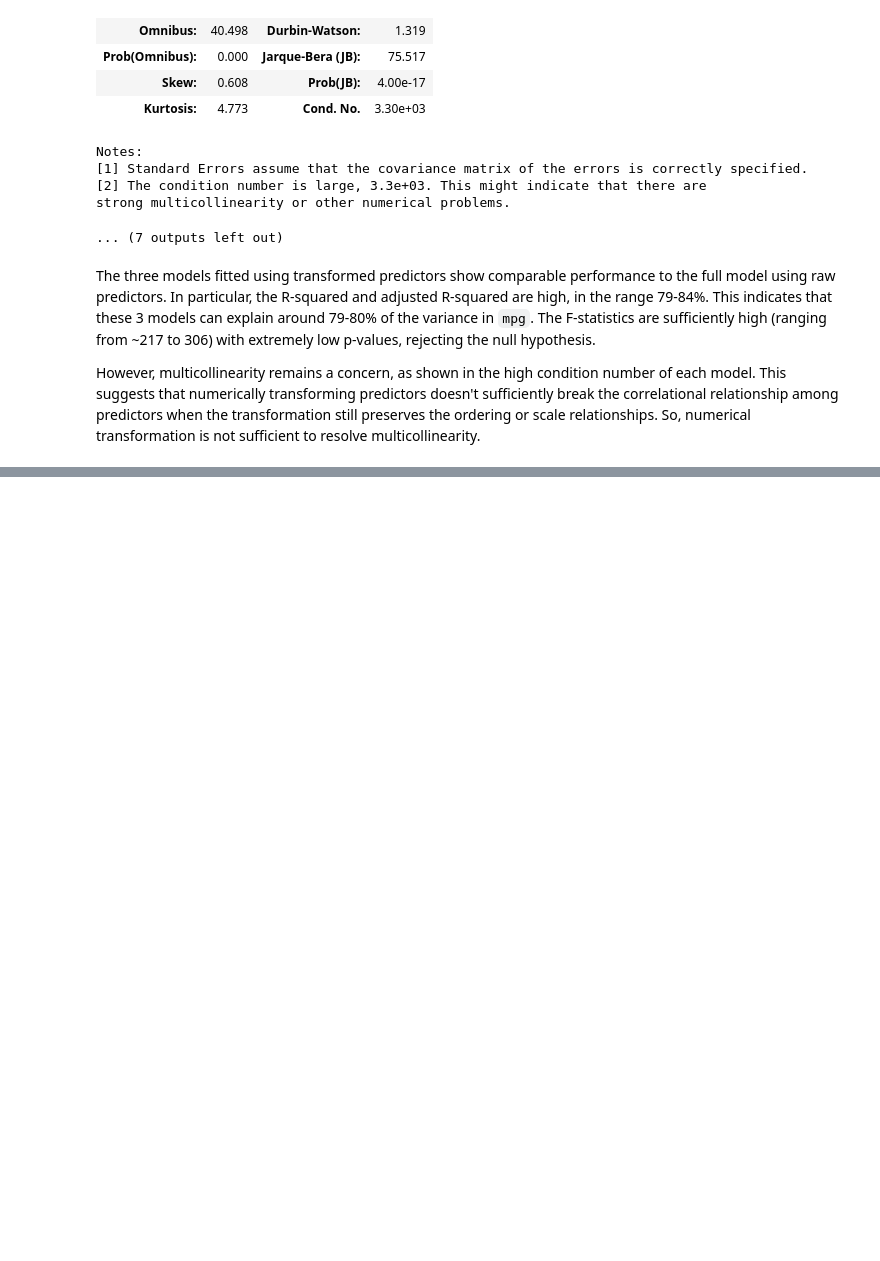
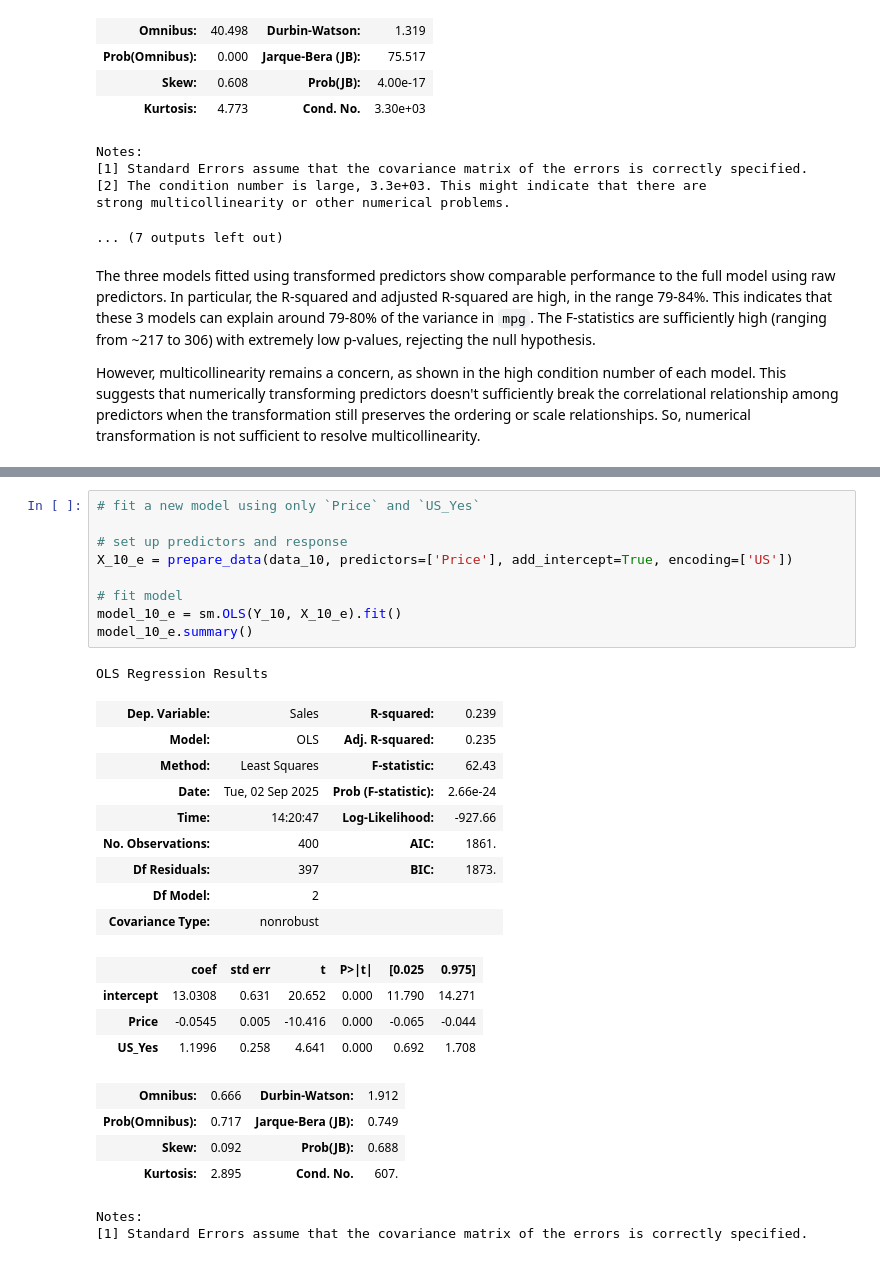
Before and after one commit to nhitran-00/ISL, a Jupyter notebook: chapter_3.ipynb, the cells around one changed output, grey strips where cells are left out. Cells and saved outputs as stored; diff of their text form; blank space fills up the shorter version.

```diff
--- a/chapter_3.ipynb
+++ b/chapter_3.ipynb
@@ -532,0 +563,30 @@ X_10, Y_10 = prepare_data(data_10, predictors=['Price'], response='Sales', add_i
+# %%
+# fit a new model using only `Price` and `US_Yes`
+
+# set up predictors and response
+X_10_e = prepare_data(data_10, predictors=['Price'], add_intercept=True, encoding=['US'])
+
+# fit model
+model_10_e = sm.OLS(Y_10, X_10_e).fit()
+model_10_e.summary()
+# %% [output]
+OLS Regression Results
+| Dep. Variable: | Sales | R-squared: | 0.239 |
+| Model: | OLS | Adj. R-squared: | 0.235 |
+| Method: | Least Squares | F-statistic: | 62.43 |
+| Date: | Tue, 02 Sep 2025 | Prob (F-statistic): | 2.66e-24 |
+| Time: | 14:20:47 | Log-Likelihood: | -927.66 |
+| No. Observations: | 400 | AIC: | 1861. |
+| Df Residuals: | 397 | BIC: | 1873. |
+| Df Model: | 2 |  |  |
+| Covariance Type: | nonrobust |  |  |
+|  | coef | std err | t | P>|t| | [0.025 | 0.975] |
+| intercept | 13.0308 | 0.631 | 20.652 | 0.000 | 11.790 | 14.271 |
+| Price | -0.0545 | 0.005 | -10.416 | 0.000 | -0.065 | -0.044 |
+| US_Yes | 1.1996 | 0.258 | 4.641 | 0.000 | 0.692 | 1.708 |
+| Omnibus: | 0.666 | Durbin-Watson: | 1.912 |
+| Prob(Omnibus): | 0.717 | Jarque-Bera (JB): | 0.749 |
+| Skew: | 0.092 | Prob(JB): | 0.688 |
+| Kurtosis: | 2.895 | Cond. No. | 607. |
+Notes:
+[1] Standard Errors assume that the covariance matrix of the errors is correctly specified.
```
Also changed, not shown: parts of 14 cells of this notebook.
